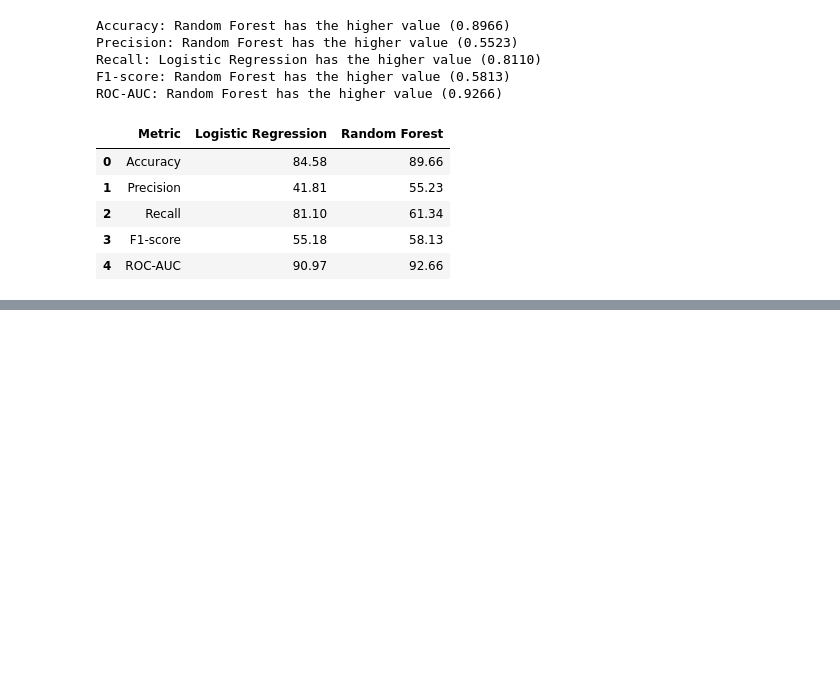
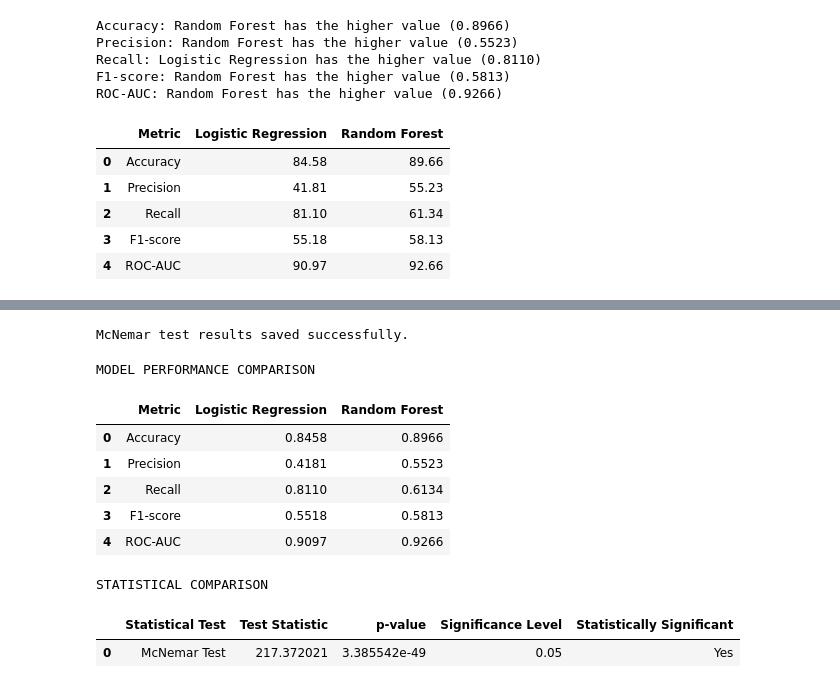
Before and after one commit to Kone-Makhadi-Stadio/Capstone_Project_KM, a Jupyter notebook: modelComparison/model_comparison.ipynb, the cells around one changed output, grey strips where cells are left out. Saved outputs shown, nothing was run; the diff lists cells and outputs as text; code cells hidden in the pictures; blank space fills up the shorter version.

```diff
--- a/modelComparison/model_comparison.ipynb
+++ b/modelComparison/model_comparison.ipynb
@@ -140,0 +324,30 @@ comparison_percent
+# %%
+statistical_results.to_csv(
+    "mcnemar_test_results.csv",
+    index=False
+)
+
+print(
+    "McNemar test results saved successfully."
+)
+# %% [output]
+McNemar test results saved successfully.
+# %%
+print("MODEL PERFORMANCE COMPARISON")
+
+display(comparison_rounded)
+
+print("\nSTATISTICAL COMPARISON")
+
+display(statistical_results)
+# %% [output]
+MODEL PERFORMANCE COMPARISON
+|  | Metric | Logistic Regression | Random Forest |
+| 0 | Accuracy | 0.8458 | 0.8966 |
+| 1 | Precision | 0.4181 | 0.5523 |
+| 2 | Recall | 0.8110 | 0.6134 |
+| 3 | F1-score | 0.5518 | 0.5813 |
+| 4 | ROC-AUC | 0.9097 | 0.9266 |
+STATISTICAL COMPARISON
+|  | Statistical Test | Test Statistic | p-value | Significance Level | Statistically Significant |
+| 0 | McNemar Test | 217.372021 | 3.385542e-49 | 0.05 | Yes |
```
Also changed, not shown: parts of 7 cells of this notebook, 3 other files.
